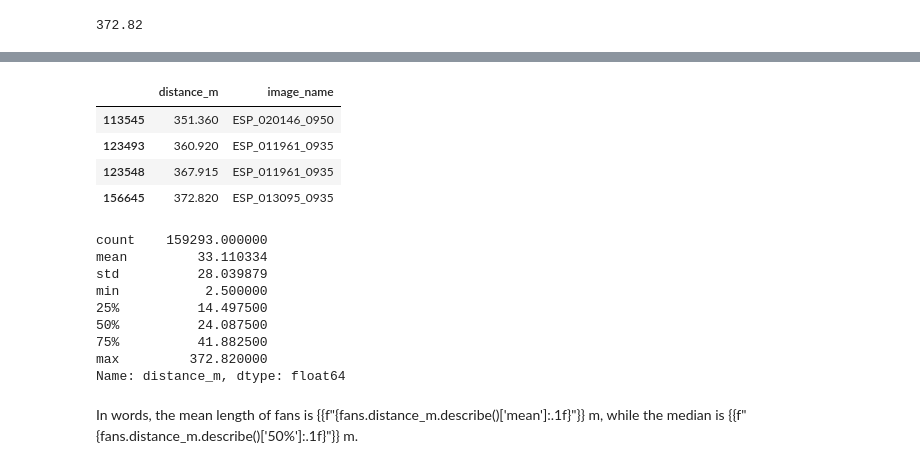
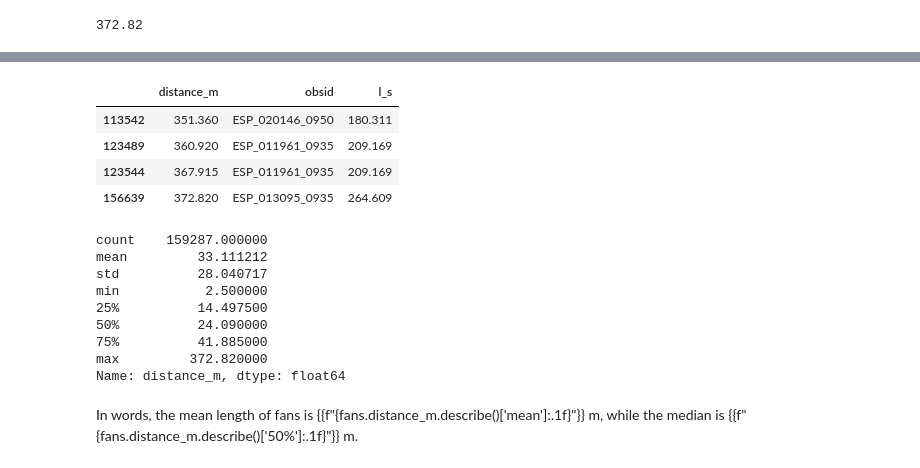
Before and after one commit to michaelaye/planet4, a Jupyter notebook: notebooks/catalog_stats.ipynb, the cells around one changed output, grey strips where cells are left out. Drawn from its saved outputs; the diff is of its cells as text; code cells hidden in the pictures.

```diff
--- a/notebooks/catalog_stats.ipynb
+++ b/notebooks/catalog_stats.ipynb
@@ -13,4 +47,4 @@ from planet4.catalog_production import ReleaseManager
 # %% [markdown]
 # Read in data
 # %%
-rm = ReleaseManager('v1.0b4')
+rm = ReleaseManager('v1.0')
@@ -17,5 +168,6 @@ rm = ReleaseManager('v1.0b4')
 # %%
 blotches = rm.read_blotch_file().assign(marking='blotch')
 fans = rm.read_fan_file().assign(marking='fan')
+combined = pd.concat([blotches, fans], ignore_index=True)
 blotches.head()
 # %% [output]
@@ -37,2 +192,0 @@ fans.head()
-# %%
-combined = pd.concat([fans,blotches])
@@ -42,9 +233,9 @@ Adding a region identifier, immensely helpful in automatically plotting stuff ac
 for Reg in region_data.regions:
     reg = Reg()
     print(reg.name)
-    combined.loc[combined.image_name.isin(reg.all_obsids), 'region'] = reg.name
-    fans.loc[fans.image_name.isin(reg.all_obsids), 'region']= reg.name
-    blotches.loc[blotches.image_name.isin(reg.all_obsids), 'region'] = reg.name
+    combined.loc[combined.obsid.isin(reg.all_obsids), 'region'] = reg.name
+    fans.loc[fans.obsid.isin(reg.all_obsids), 'region']= reg.name
+    blotches.loc[blotches.obsid.isin(reg.all_obsids), 'region'] = reg.name
 # %% [output]
 Giza
 Inca
@@ -252,23 +515,23 @@ fig.savefig("/Users/klay6683/Dropbox/src/p4_paper1/figures/fan_lengths_histos.pn
 # %% [output]
 [interactive output not drawn]
 # %%
-fans.query('distance_m>350')[['distance_m', 'image_name']]
+fans.query('distance_m>350')[['distance_m', 'obsid', 'l_s']]
 # %% [output]
-|  | distance_m | image_name |
-| 113545 | 351.360 | ESP_020146_0950 |
-| 123493 | 360.920 | ESP_011961_0935 |
-| 123548 | 367.915 | ESP_011961_0935 |
-| 156645 | 372.820 | ESP_013095_0935 |
+|  | distance_m | obsid | l_s |
+| 113542 | 351.360 | ESP_020146_0950 | 180.311 |
+| 123489 | 360.920 | ESP_011961_0935 | 209.169 |
+| 123544 | 367.915 | ESP_011961_0935 | 209.169 |
+| 156639 | 372.820 | ESP_013095_0935 | 264.609 |
 # %%
 fans.distance_m.describe()
 # %% [output]
-count    159293.000000
-mean         33.110334
-std          28.039879
+count    159287.000000
+mean         33.111212
+std          28.040717
 min           2.500000
 25%          14.497500
-50%          24.087500
-75%          41.882500
+50%          24.090000
+75%          41.885000
 max         372.820000
 Name: distance_m, dtype: float64
 # %% [markdown]
```
Also changed, not shown: parts of 126 cells of this notebook.
